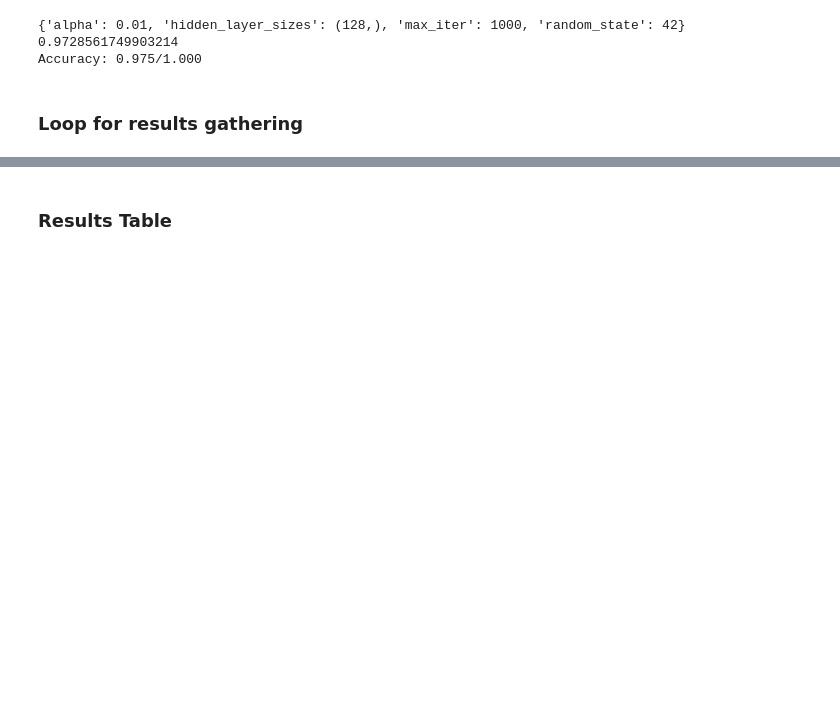
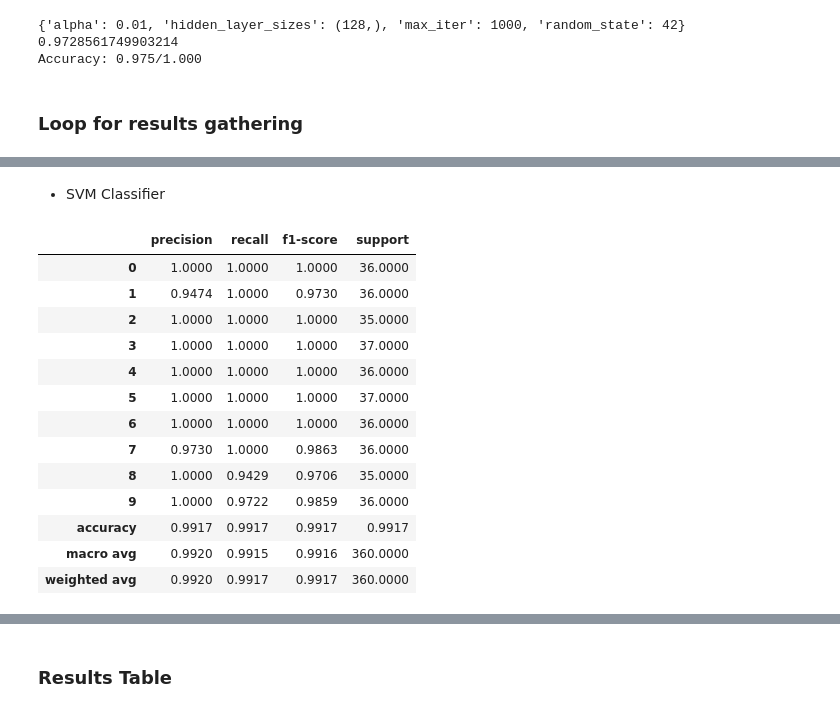
Before and after one commit to migasantunes/Classifiers_KNN_SVM_MLP, a Jupyter notebook: project2.ipynb, the cells around one changed output, grey strips where cells are left out. Saved outputs shown, nothing was run; the diff lists cells and outputs as text; code cells hidden in the pictures; blank space fills up the shorter version.

```diff
--- a/project2.ipynb
+++ b/project2.ipynb
@@ -291,0 +303,19 @@ weighted avg       0.98      0.98      0.98       360
+# %% [markdown]
+- SVM Classifier
+# %%
+data_classification_report[1]
+# %% [output]
+|  | precision | recall | f1-score | support |
+| 0 | 1.0000 | 1.0000 | 1.0000 | 36.0000 |
+| 1 | 0.9474 | 1.0000 | 0.9730 | 36.0000 |
+| 2 | 1.0000 | 1.0000 | 1.0000 | 35.0000 |
+| 3 | 1.0000 | 1.0000 | 1.0000 | 37.0000 |
+| 4 | 1.0000 | 1.0000 | 1.0000 | 36.0000 |
+| 5 | 1.0000 | 1.0000 | 1.0000 | 37.0000 |
+| 6 | 1.0000 | 1.0000 | 1.0000 | 36.0000 |
+| 7 | 0.9730 | 1.0000 | 0.9863 | 36.0000 |
+| 8 | 1.0000 | 0.9429 | 0.9706 | 35.0000 |
+| 9 | 1.0000 | 0.9722 | 0.9859 | 36.0000 |
+| accuracy | 0.9917 | 0.9917 | 0.9917 | 0.9917 |
+| macro avg | 0.9920 | 0.9915 | 0.9916 | 360.0000 |
+| weighted avg | 0.9920 | 0.9917 | 0.9917 | 360.0000 |
```
Also changed, not shown: parts of 14 cells of this notebook, 2 other files.
